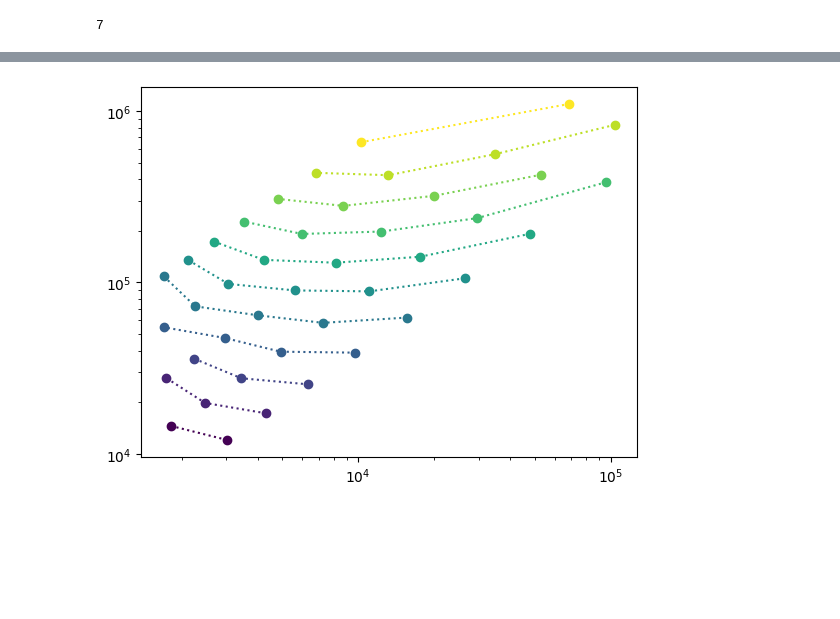
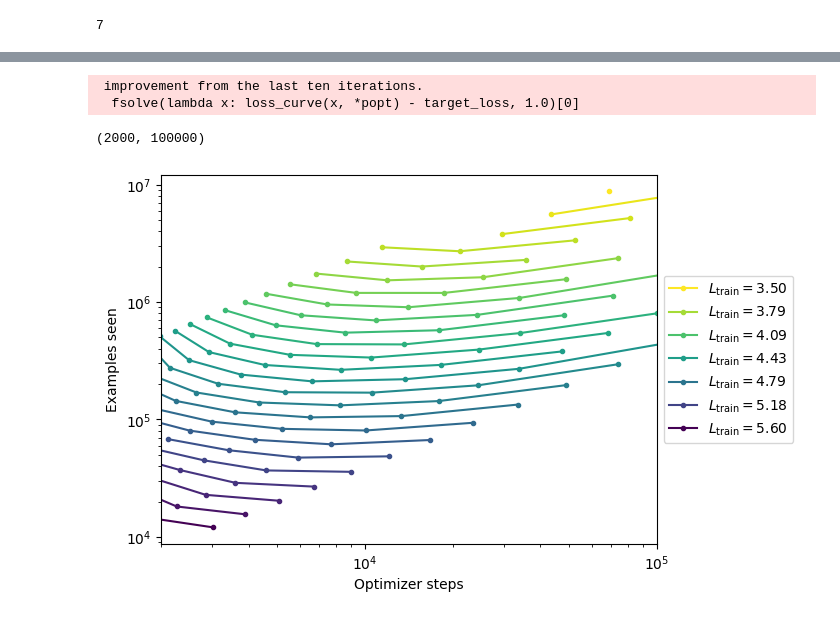
Before and after one commit to jafluri/gidd-easydel, a Jupyter notebook: notebooks/critical_batch_size.ipynb, the cells around one changed output, grey strips where cells are left out. Cells and saved outputs as stored; diff of their text form; code cells hidden in the pictures; blank space fills up the shorter version.

```diff
--- a/notebooks/critical_batch_size.ipynb
+++ b/notebooks/critical_batch_size.ipynb
@@ -132,56 +116,44 @@ len(runs)
 # %%
 popts = [fit_loss_curve(history, y_key=loss_key)[1] for history in histories]
+
+min_loss = 3.5
+max_loss = 5.6
 # %%
 from scipy.optimize import fsolve
 
 
 cmap = plt.get_cmap("viridis")
 
-min_loss = 4.1
-max_loss = 5.6
 # min_loss = 0.67
 # max_loss = 0.9
 
-for target_loss in np.linspace(min_loss, max_loss, 11):
+for i, target_loss in enumerate(np.logspace(np.log10(min_loss), np.log10(max_loss), 25)):
     # find x such that `loss_curve(x, *popt) = target_loss`
     steps = [
         fsolve(lambda x: loss_curve(x, *popt) - target_loss, 1.0)[0]
         for popt in popts
     ]
 
 
     color = cmap(1 - (target_loss - min_loss) / (max_loss - min_loss))
 
     batch_sizes = [run.config.get("batch_size") for run in runs]
-    examples = [bs * t for bs, t, history in zip(batch_sizes, steps, histories) if t < 1.1*history["_step"].max() and t >= 1500]
-    xs = [t for t, history in zip(steps, histories) if t < 1.1*history["_step"].max() and t >= 1500]
+    examples = [bs * t for bs, t, history in zip(batch_sizes, steps, histories) if t < 1.5*history["_step"].max() and t >= 1500]
+    xs = [t for t, history in zip(steps, histories) if t < 1.5*history["_step"].max() and t >= 1500]
     # examples = [bs * t for bs, t, history in zip(batch_sizes, steps, histories)]
     # xs = [t for t, history in zip(steps, histories)]
 
-    plt.plot(xs, examples, color=color, marker="o", linestyle=":")
-
-    # steps = [
-    #     history["_step"].loc[(history[loss_key].rolling(30, center=True).mean() - target_loss).abs().idxmin()]
-    #     for history in histories
-    # ]
-
-    # print([
-    #     history[loss_key].loc[(history[loss_key].rolling(30, center=True).mean() - target_loss).abs().idxmin()]
-    #     for history in histories
-    # ])
-
-    # color = cmap(1 - (target_loss - min_loss) / (max_loss - min_loss))
-
-    # batch_sizes = [run.config.get("batch_size") for run in runs]
-    # examples = [bs * t for bs, t, history in zip(batch_sizes, steps, histories) if t < history["_step"].max() - 60*50]
-    # xs = [t for t, history in zip(steps, histories) if t < history["_step"].max() - 60*50]
-    # print(xs)
-    # print(batch_sizes)
-
-    # plt.scatter(xs, examples, color=color, marker="s")
+    label = f"$L_\\text{{train}} = {target_loss:.2f}$" if i % 4 == 0 else None
+    plt.plot(xs, examples, color=color, marker=".", linestyle="-", label=label)
 
 plt.xscale("log")
 plt.yscale("log")
-# plt.xlim(2000, None)
+plt.xlabel("Optimizer steps")
+plt.ylabel("Examples seen")
+plt.legend(loc="center left", bbox_to_anchor=(1.0, 0.5));
+plt.xlim(2000, 100000)
 # %% [output]
+ improvement from the last ten iterations.
+  fsolve(lambda x: loss_curve(x, *popt) - target_loss, 1.0)[0]
+(2000, 100000)
-[figure, old version]
+[figure, new version]
```
Also changed, not shown: parts of 6 cells of this notebook, 5 other files.
